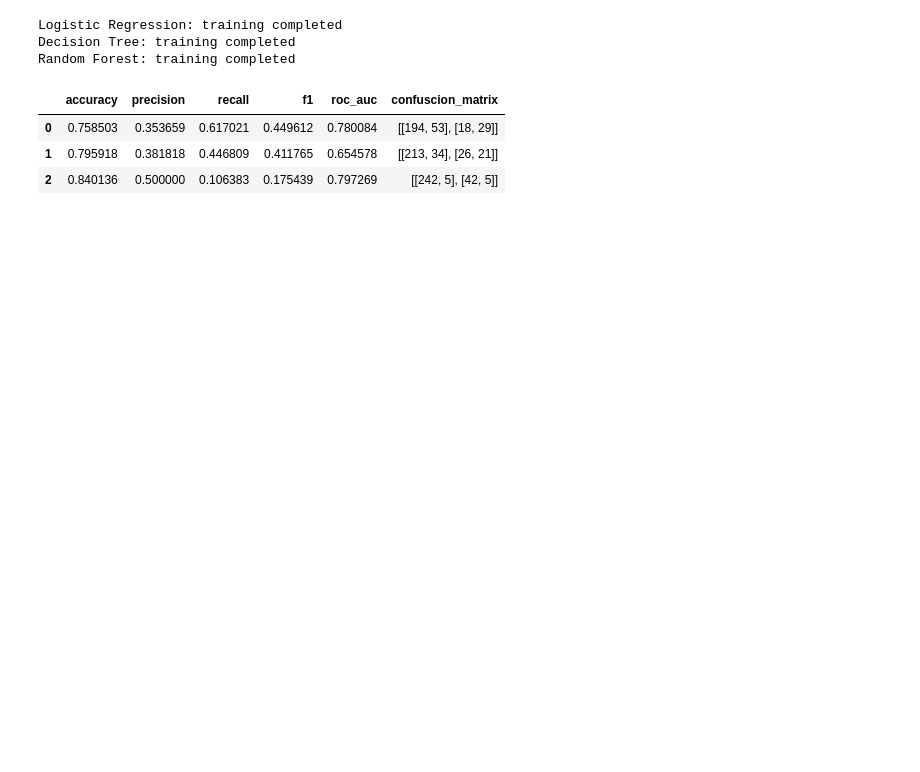
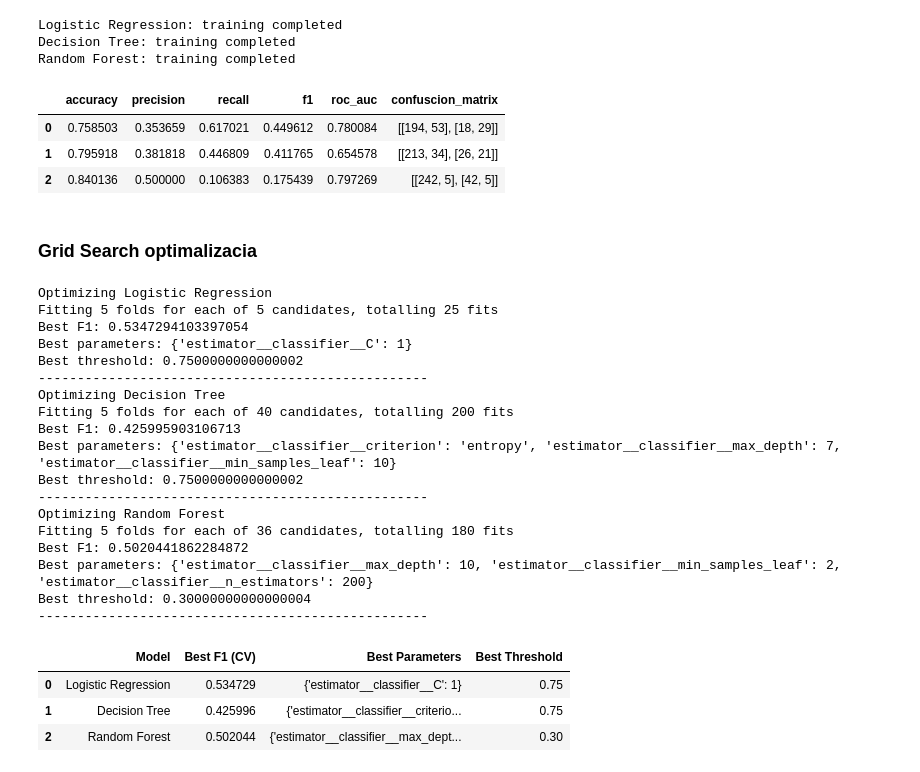
Before and after one commit to krrysanova/employee-attrition-prediction, a Jupyter notebook: employee_attrition_CRISPDM.ipynb, the cells around one changed output. Drawn from its saved outputs; the diff is of its cells as text; code cells hidden in the pictures; blank space fills up the shorter version.

```diff
--- a/employee_attrition_CRISPDM.ipynb
+++ b/employee_attrition_CRISPDM.ipynb
@@ -493,3 +495,5 @@ display(results)
 | 0 | 0.758503 | 0.353659 | 0.617021 | 0.449612 | 0.780084 | [[194, 53], [18, 29]] |
 | 1 | 0.795918 | 0.381818 | 0.446809 | 0.411765 | 0.654578 | [[213, 34], [26, 21]] |
 | 2 | 0.840136 | 0.500000 | 0.106383 | 0.175439 | 0.797269 | [[242, 5], [42, 5]] |
+# %% [markdown]
+### Grid Search optimalizacia
@@ -495,0 +552,71 @@ display(results)
+# %%
+best_models = {}
+optimization_results = []
+
+for name, config in models_params.items():
+
+    print(f"Optimizing {name}")
+
+    pipeline = Pipeline([
+        ('preprocessor', preprocessor),
+        ('classifier', config['classifier'])
+    ])
+
+    threshold_model = TunedThresholdClassifierCV(
+        estimator=pipeline,
+        scoring=f1_scorer,
+        cv=cv,
+        thresholds=np.arange(0.1, 0.81, 0.05),
+        n_jobs=1
+    )
+
+    grid_search = GridSearchCV(
+        estimator=threshold_model,
+        param_grid=config['params'],
+        scoring=f1_scorer,
+        cv=cv,
+        n_jobs=-1,
+        verbose=1
+    )
+
+    grid_search.fit(X_train, y_train)
+
+    best_models[name] = grid_search.best_estimator_
+
+    optimization_results.append({
+        'Model': name,
+        'Best F1 (CV)': grid_search.best_score_,
+        'Best Parameters': grid_search.best_params_,
+        'Best Threshold': grid_search.best_estimator_.best_threshold_
+    })
+
+    print("Best F1:", grid_search.best_score_)
+    print("Best parameters:", grid_search.best_params_)
+    print("Best threshold:", grid_search.best_estimator_.best_threshold_)
+    print("-" * 50)
+
+optimization_df = pd.DataFrame(optimization_results)
+display(optimization_df)
+# %% [output]
+Optimizing Logistic Regression
+Fitting 5 folds for each of 5 candidates, totalling 25 fits
+Best F1: 0.5347294103397054
+Best parameters: {'estimator__classifier__C': 1}
+Best threshold: 0.7500000000000002
+--------------------------------------------------
+Optimizing Decision Tree
+Fitting 5 folds for each of 40 candidates, totalling 200 fits
+Best F1: 0.425995903106713
+Best parameters: {'estimator__classifier__criterion': 'entropy', 'estimator__classifier__max_depth': 7, 'estimator__classifier__min_samples_leaf': 10}
+Best threshold: 0.7500000000000002
+--------------------------------------------------
+Optimizing Random Forest
+Fitting 5 folds for each of 36 candidates, totalling 180 fits
+Best F1: 0.5020441862284872
+Best parameters: {'estimator__classifier__max_depth': 10, 'estimator__classifier__min_samples_leaf': 2, 'estimator__classifier__n_estimators': 200}
+Best threshold: 0.30000000000000004
+--------------------------------------------------
+|  | Model | Best F1 (CV) | Best Parameters | Best Threshold |
+| 0 | Logistic Regression | 0.534729 | {'estimator__classifier__C': 1} | 0.75 |
+| 1 | Decision Tree | 0.425996 | {'estimator__classifier__criterio... | 0.75 |
+| 2 | Random Forest | 0.502044 | {'estimator__classifier__max_dept... | 0.30 |
```
Also changed, not shown: parts of 4 cells of this notebook.
